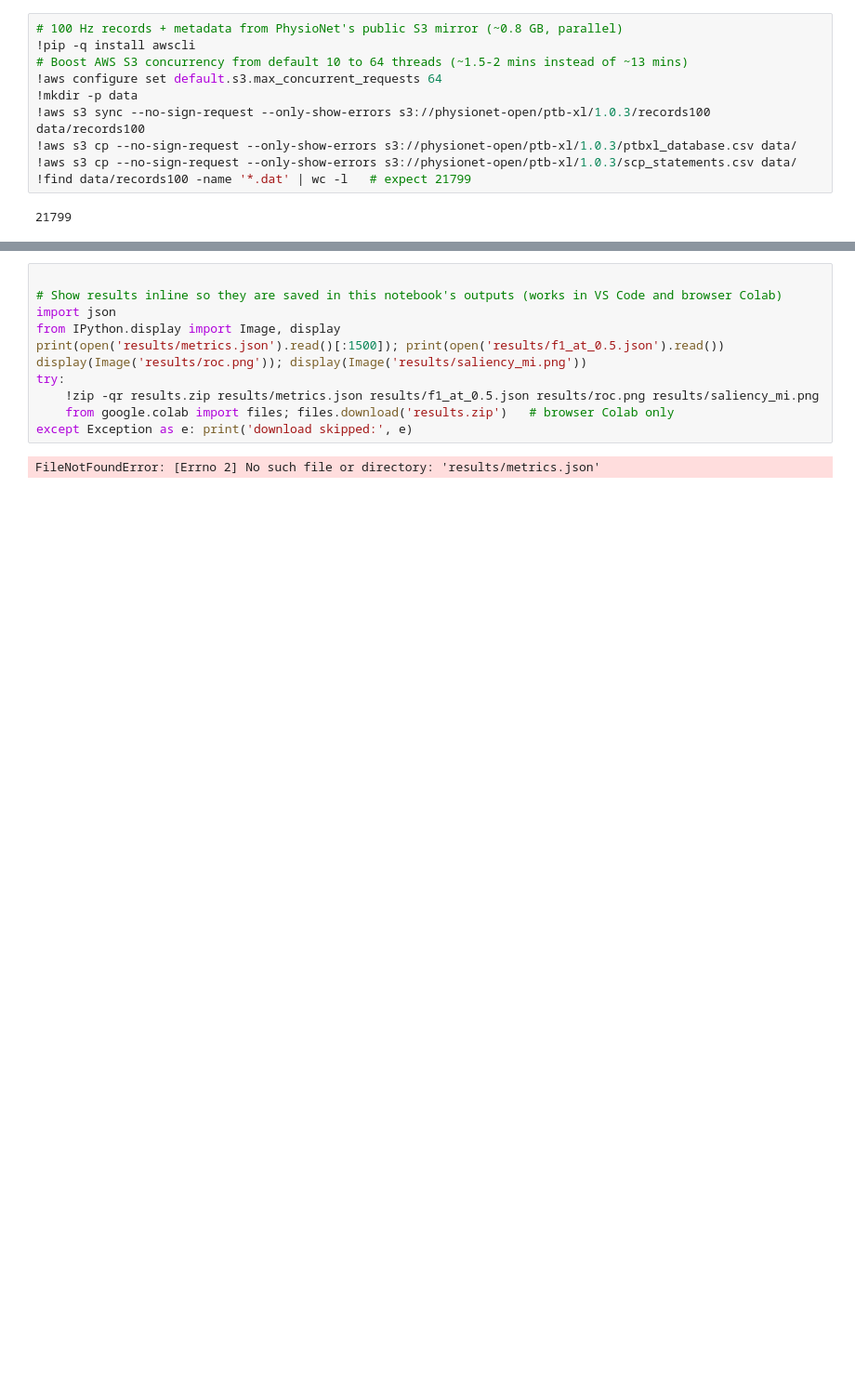
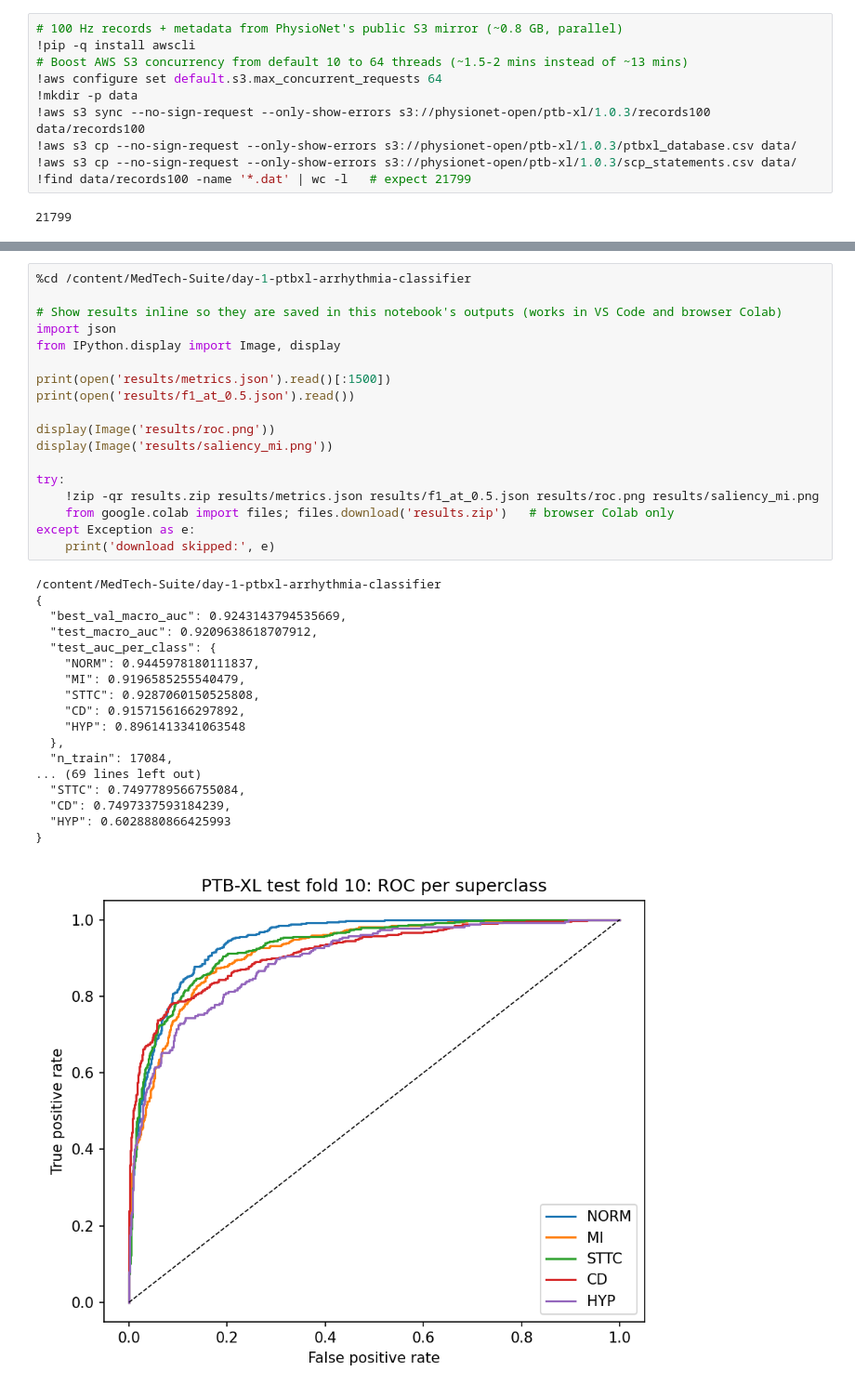
Before and after one commit to aryan9-6-5/MedTech-Suite, a Jupyter notebook: day-1-ptbxl-arrhythmia-classifier/train_colab.ipynb, the cells around one changed output, grey strips where cells are left out. Shown at 93% size. Drawn from its saved outputs; the diff is of its cells as text; blank space fills up the shorter version.

Commit message:
Day 1 results: test macro AUROC 0.921, results card, README
Co-Authored-By: Claude Sonnet 5.5 <noreply@anthropic.com>

```diff
--- a/day-1-ptbxl-arrhythmia-classifier/train_colab.ipynb
+++ b/day-1-ptbxl-arrhythmia-classifier/train_colab.ipynb
@@ -83,13 +75,37 @@ FileNotFoundError: [Errno 2] No such file or directory: '/content/MedTech-Suite/
 # %%
+%cd /content/MedTech-Suite/day-1-ptbxl-arrhythmia-classifier
 
 # Show results inline so they are saved in this notebook's outputs (works in VS Code and browser Colab)
 import json
 from IPython.display import Image, display
-print(open('results/metrics.json').read()[:1500]); print(open('results/f1_at_0.5.json').read())
-display(Image('results/roc.png')); display(Image('results/saliency_mi.png'))
+
+print(open('results/metrics.json').read()[:1500])
+print(open('results/f1_at_0.5.json').read())
+
+display(Image('results/roc.png'))
+display(Image('results/saliency_mi.png'))
+
 try:
     !zip -qr results.zip results/metrics.json results/f1_at_0.5.json results/roc.png results/saliency_mi.png
     from google.colab import files; files.download('results.zip')   # browser Colab only
-except Exception as e: print('download skipped:', e)
+except Exception as e:
+    print('download skipped:', e)
 # %% [output]
-FileNotFoundError: [Errno 2] No such file or directory: 'results/metrics.json'
+/content/MedTech-Suite/day-1-ptbxl-arrhythmia-classifier
+{
+  "best_val_macro_auc": 0.9243143794535669,
+  "test_macro_auc": 0.9209638618707912,
+  "test_auc_per_class": {
+    "NORM": 0.9445978180111837,
+    "MI": 0.9196585255540479,
+    "STTC": 0.9287060150525808,
+    "CD": 0.9157156166297892,
+    "HYP": 0.8961413341063548
+  },
+  "n_train": 17084,
+... (69 lines left out)
+  "STTC": 0.7497789566755084,
+  "CD": 0.7497337593184239,
+  "HYP": 0.6028880866425993
+}
+[figure, added]
```
Also changed, not shown: parts of 3 cells of this notebook, 9 other files.
